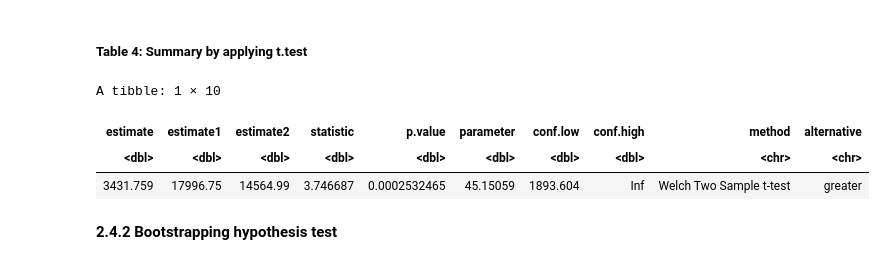
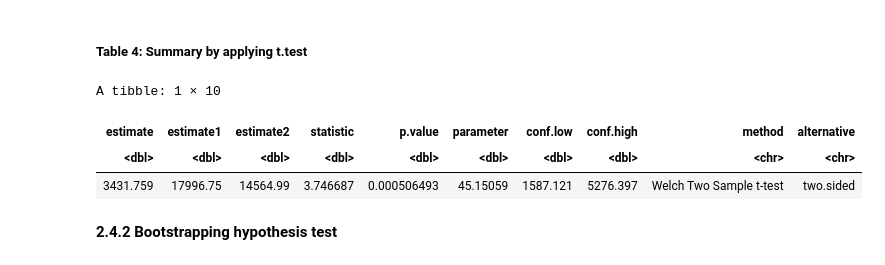
Before and after one commit to Jitao-Z/Difference_between_the_average_tuition_cost_in_Republican_and_Democrat_states, a Jupyter notebook: Final_report.ipynb, the cells around one changed output. Drawn from its saved outputs; the diff is of its cells as text; code cells hidden in the pictures.

```diff
--- a/Final_report.ipynb
+++ b/Final_report.ipynb
@@ -254,15 +247,15 @@ By calculating this confidence interval, we are 95% confident that the actual $\
 # %%
 summary <- tidy(
     t.test(x = tuition |> filter(political_leaning == "demo") |> select(mean_tuition_fees),
            y = tuition |> filter(political_leaning == "repub") |> select(mean_tuition_fees),
-           alternative = "greater",
+           alternative = "two.sided",
            conf.level = 0.95))
 summary
 # %% [output]
 A tibble: 1 × 10
 | estimate | estimate1 | estimate2 | statistic | p.value | parameter | conf.low | conf.high | method | alternative |
 | <dbl> | <dbl> | <dbl> | <dbl> | <dbl> | <dbl> | <dbl> | <dbl> | <chr> | <chr> |
-| 3431.759 | 17996.75 | 14564.99 | 3.746687 | 0.0002532465 | 45.15059 | 1893.604 | Inf | Welch Two Sample t-test | greater |
+| 3431.759 | 17996.75 | 14564.99 | 3.746687 | 0.000506493 | 45.15059 | 1587.121 | 5276.397 | Welch Two Sample t-test | two.sided |
 # %% [markdown]
 __2.4.2 Bootstrapping hypothesis test__
 # %%
```
Also changed, not shown: parts of 3 cells of this notebook.
